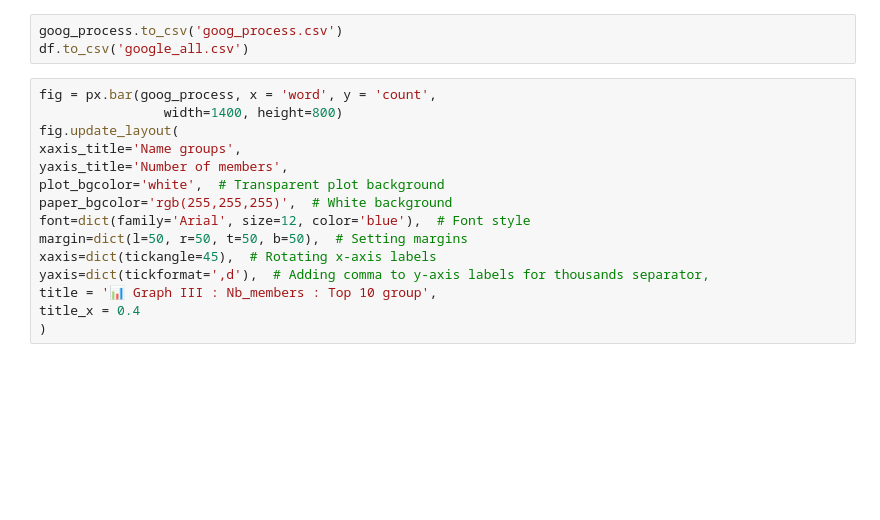
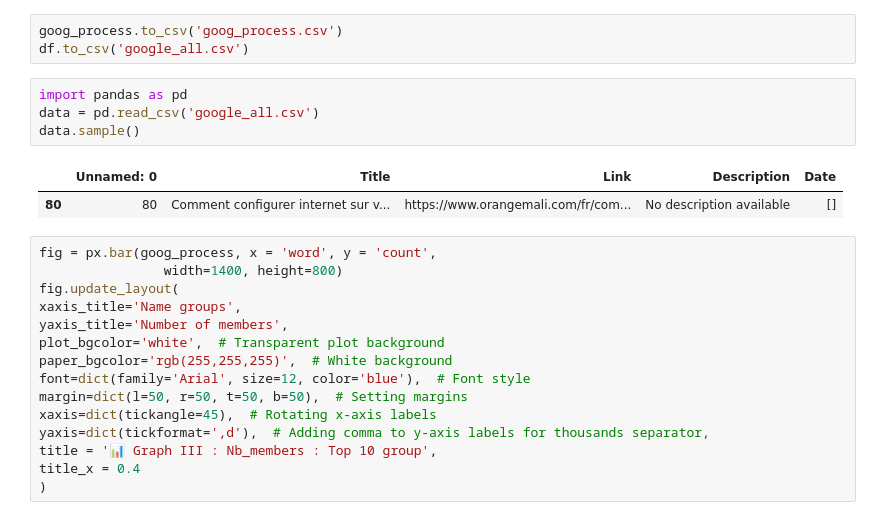
Before and after one commit to elhdiagne3/FraudData_scraping, a Jupyter notebook: google.ipynb, the cells around one changed output. Cells and saved outputs as stored; diff of their text form; blank space fills up the shorter version.

```diff
--- a/google.ipynb
+++ b/google.ipynb
@@ -193,6 +193,13 @@ goog_process_10 = goog_process.iloc[:10]
 # %%
 goog_process.to_csv('goog_process.csv')
 df.to_csv('google_all.csv')
+# %%
+import pandas as pd
+data = pd.read_csv('google_all.csv')
+data.sample()
+# %% [output]
+|  | Unnamed: 0 | Title | Link | Description | Date |
+| 80 | 80 | Comment configurer internet sur v... | https://www.orangemali.com/fr/com... | No description available | [] |
 # %%
 fig = px.bar(goog_process, x = 'word', y = 'count',
                 width=1400, height=800)
```
Also changed, not shown: parts of 4 cells of this notebook, 1 other file.
